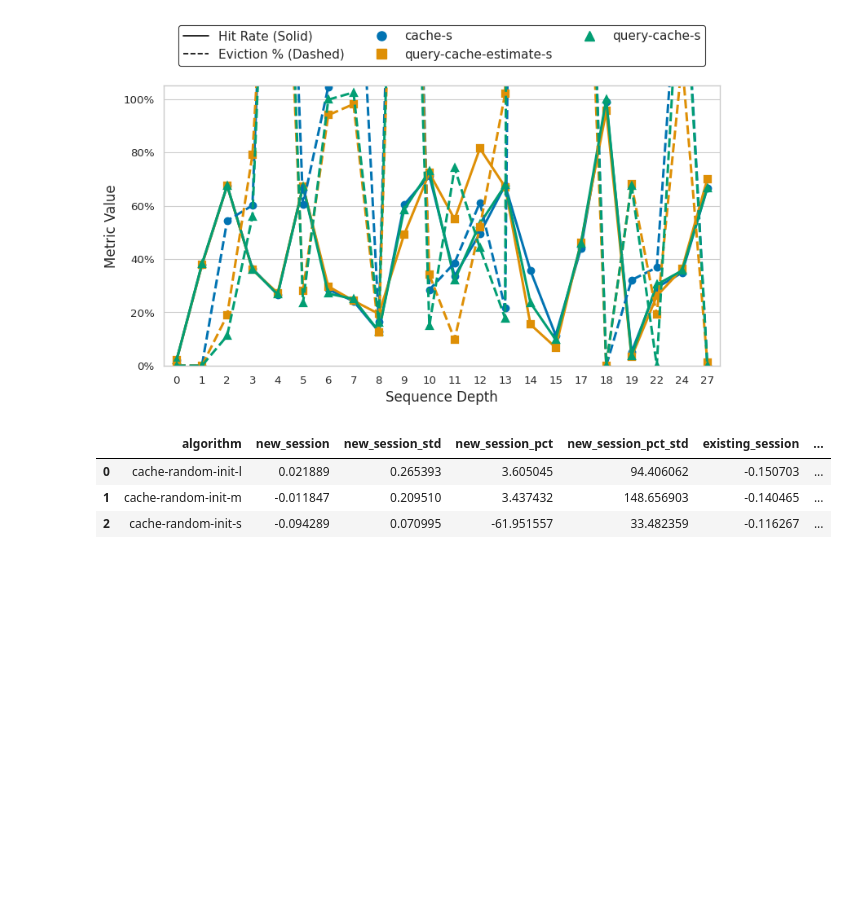
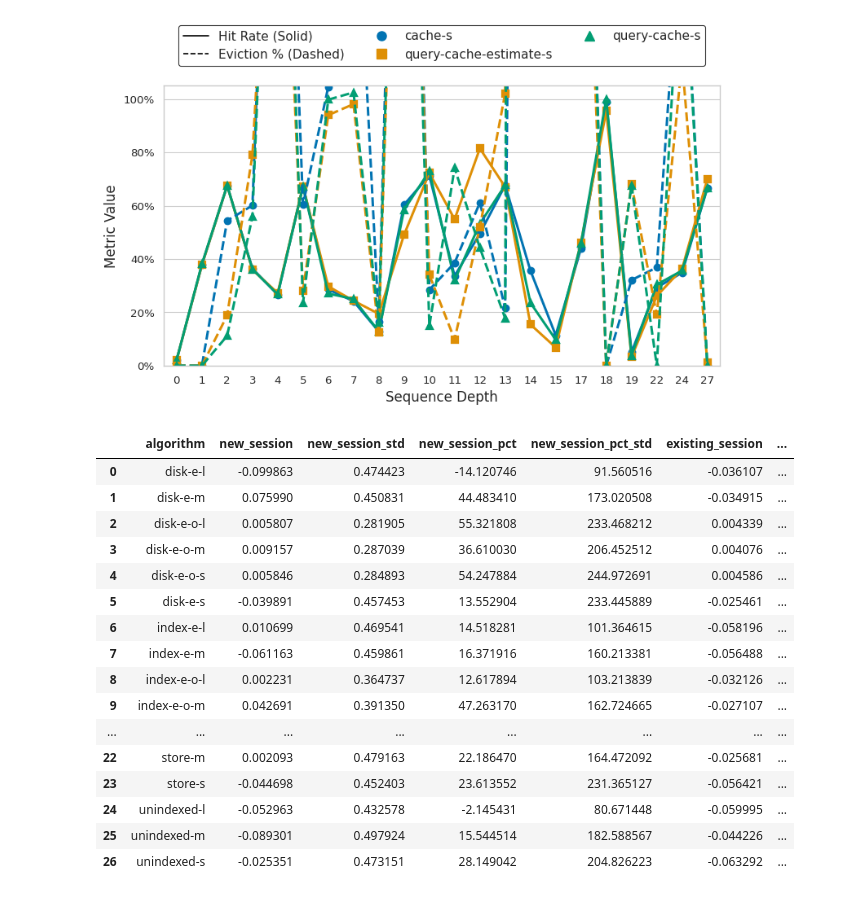
Before and after one commit to RubenEschauzier/process-raw-caching-jbr-output, a Jupyter notebook: src/data_analysis_session_performance.ipynb, the cells around one changed output. Drawn from its saved outputs; the diff is of its cells as text; code cells hidden in the pictures; blank space fills up the shorter version.

Commit message:
Update code loading cache to also load disk-based cache hitrates

```diff
--- a/src/data_analysis_session_performance.ipynb
+++ b/src/data_analysis_session_performance.ipynb
@@ -4,12 +4,15 @@ from typing import List, Tuple, Dict, Any
 import pandas as pd
 import matplotlib.ticker as ticker
 from rich.jupyter import display
+import glob
 
 
 def extract_cache_stats(entry: Dict[str, Any]) -> Tuple[int, int]:
     """Extracts hit and total counts from the cache state JSON string."""
     cache_str = entry.get("@comunica/persistent-cache-manager:sourceState") or \
-                entry.get("@comunica/persistent-cache-manager:sourceStateQuerySource")
+                entry.get("@comunica/persistent-cache-manager:sourceStateQuerySource") or \
+                entry.get("@comunica/persistent-cache-manager:cacheSourceStateIndexedDisk") or \
+                entry.get("@comunica/persistent-cache-manager:cacheSourceStateIndexedQuadStore")
 
     if not cache_str:
         return 0, 0
@@ -25,7 +28,9 @@ def extract_cache_stats(entry: Dict[str, Any]) -> Tuple[int, int]:
 def extract_eviction_percentage(entry: Dict[str, Any]) -> float:
     """Extracts the eviction percentage from the cache state JSON string."""
     cache_str = entry.get("@comunica/persistent-cache-manager:sourceState") or \
-                entry.get("@comunica/persistent-cache-manager:sourceStateQuerySource")
+                entry.get("@comunica/persistent-cache-manager:sourceStateQuerySource") or \
+                entry.get("@comunica/persistent-cache-manager:cacheSourceStateIndexedDisk") or \
+                entry.get("@comunica/persistent-cache-manager:cacheSourceStateIndexedQuadStore")
 
     if not cache_str:
         return np.nan
@@ -339,11 +344,14 @@ import matplotlib.pyplot as plt
 import seaborn as sns
 import matplotlib.lines as mlines
 
-# [Keep extract_cache_stats from the previous code]
 def extract_cache_stats(entry: Dict[str, Any]) -> Tuple[int, int]:
     cache_str = entry.get("@comunica/persistent-cache-manager:sourceState") or \
-                entry.get("@comunica/persistent-cache-manager:sourceStateQuerySource")
-    if not cache_str: return 0, 0
+                entry.get("@comunica/persistent-cache-manager:sourceStateQuerySource") or \
+                entry.get("@comunica/persistent-cache-manager:cacheSourceStateIndexedDisk") or \
+                entry.get("@comunica/persistent-cache-manager:cacheSourceStateIndexedQuadStore")
+    if not cache_str:
+        print("Warning no cache string found")
+        return 0, 0
     try:
         cache_stats = json.loads(cache_str)
         hits = cache_stats.get("hits", 0)
@@ -591,7 +599,9 @@ def post_hoc_pairwise_tests(df: pd.DataFrame, metric: str = 'abs_delta', alpha:
 def extract_cache_stats(entry: Dict[str, Any]) -> Tuple[int, int]:
     """Extracts hit and total counts from the cache state JSON string."""
     cache_str = entry.get("@comunica/persistent-cache-manager:sourceState") or \
-                entry.get("@comunica/persistent-cache-manager:sourceStateQuerySource")
+                entry.get("@comunica/persistent-cache-manager:sourceStateQuerySource") or \
+                entry.get("@comunica/persistent-cache-manager:cacheSourceStateIndexedDisk") or \
+                entry.get("@comunica/persistent-cache-manager:cacheSourceStateIndexedQuadStore")
 
     if not cache_str:
         return 0, 0
@@ -719,34 +729,47 @@ def calculate_switch_effect(filenames: List[str]) -> pd.DataFrame:
 
         for c in [base, std_col, pct_col, pct_std_col]:
             if c not in pivot_df.columns:
                 pivot_df[c] = np.nan
             col_order.append(c)
 
     # Filter to the final structured order
     pivot_df = pivot_df[[c for c in col_order if c in pivot_df.columns]]
 
     return pivot_df
 
 if __name__ == "__main__":
     # pattern = os.path.join("..", "data", "data-random-init", "query-results-raw-cache-random-init-*.json")
     # files = glob.glob(pattern)
     #
     # if not files:
     #     print("Error: No data files found matching the pattern.")
     #     raise ValueError("No matching data files found.")
     # calculate_switch_effect(files)
     # switch_effect_random_init = calculate_switch_effect(files)
     # display(switch_effect_random_init)
 
-    files_original = glob.glob(os.path.join("..", "data", "query-results-raw-*.json"))
+    files_original = glob.glob(os.path.join("..", "data", "data-standard", "query-results-raw-*.json"))
     switch_effect = calculate_switch_effect(files_original)
     display(switch_effect)
 
 
 # output_df = calculate_switch_effect(files)
 # output_df.to_csv(float_format='%.3f')
 # %% [output]
 |  | algorithm | new_session | new_session_std | new_session_pct | new_session_pct_std | existing_session | ... |
-| 0 | cache-random-init-l | 0.021889 | 0.265393 | 3.605045 | 94.406062 | -0.150703 | ... |
-| 1 | cache-random-init-m | -0.011847 | 0.209510 | 3.437432 | 148.656903 | -0.140465 | ... |
-| 2 | cache-random-init-s | -0.094289 | 0.070995 | -61.951557 | 33.482359 | -0.116267 | ... |
+| 0 | disk-e-l | -0.099863 | 0.474423 | -14.120746 | 91.560516 | -0.036107 | ... |
+| 1 | disk-e-m | 0.075990 | 0.450831 | 44.483410 | 173.020508 | -0.034915 | ... |
+| 2 | disk-e-o-l | 0.005807 | 0.281905 | 55.321808 | 233.468212 | 0.004339 | ... |
+| 3 | disk-e-o-m | 0.009157 | 0.287039 | 36.610030 | 206.452512 | 0.004076 | ... |
+| 4 | disk-e-o-s | 0.005846 | 0.284893 | 54.247884 | 244.972691 | 0.004586 | ... |
+| 5 | disk-e-s | -0.039891 | 0.457453 | 13.552904 | 233.445889 | -0.025461 | ... |
+| 6 | index-e-l | 0.010699 | 0.469541 | 14.518281 | 101.364615 | -0.058196 | ... |
+| 7 | index-e-m | -0.061163 | 0.459861 | 16.371916 | 160.213381 | -0.056488 | ... |
+| 8 | index-e-o-l | 0.002231 | 0.364737 | 12.617894 | 103.213839 | -0.032126 | ... |
+| 9 | index-e-o-m | 0.042691 | 0.391350 | 47.263170 | 162.724665 | -0.027107 | ... |
+| ... | ... | ... | ... | ... | ... | ... | ... |
+| 22 | store-m | 0.002093 | 0.479163 | 22.186470 | 164.472092 | -0.025681 | ... |
+| 23 | store-s | -0.044698 | 0.452403 | 23.613552 | 231.365127 | -0.056421 | ... |
+| 24 | unindexed-l | -0.052963 | 0.432578 | -2.145431 | 80.671448 | -0.059995 | ... |
+| 25 | unindexed-m | -0.089301 | 0.497924 | 15.544514 | 182.588567 | -0.044226 | ... |
+| 26 | unindexed-s | -0.025351 | 0.473151 | 28.149042 | 204.826223 | -0.063292 | ... |
```
Also changed, not shown: parts of 1 cell of this notebook, 6 other files.
